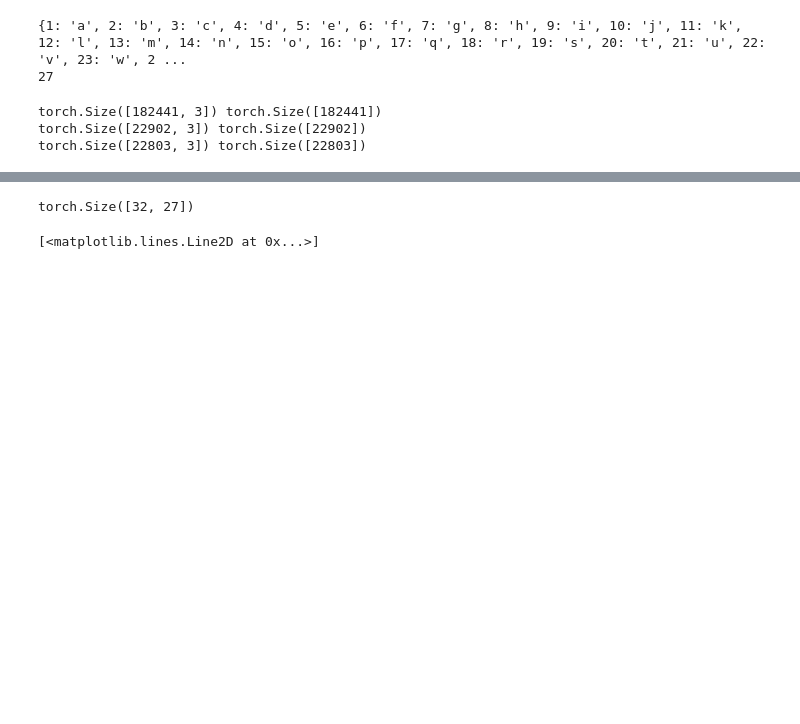
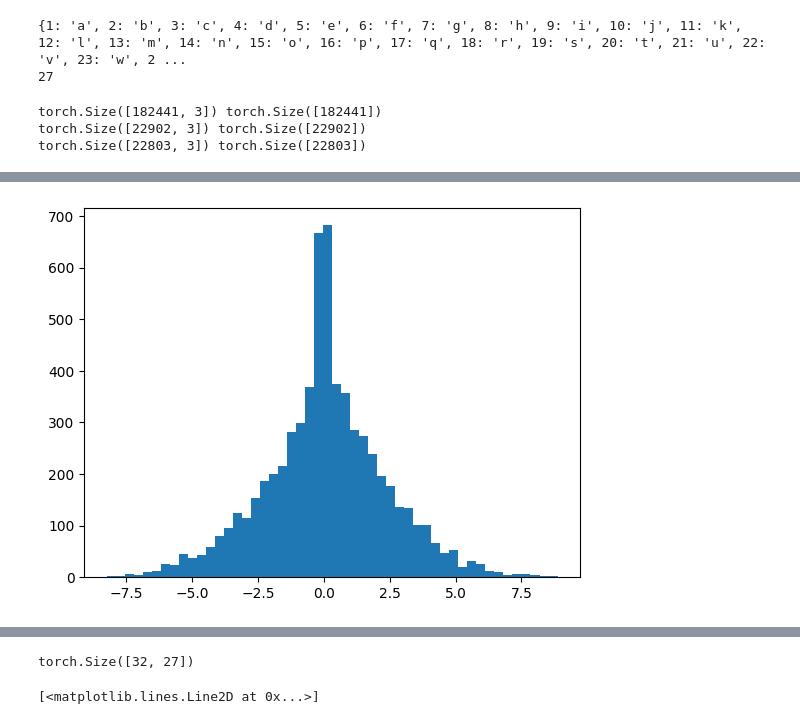
Before and after one commit to akdeb/deep-learning-tutorials, a Jupyter notebook: makemore_pt3.ipynb, the cells around one changed output, grey strips where cells are left out. Cells and saved outputs as stored; diff of their text form; code cells hidden in the pictures; blank space fills up the shorter version.

```diff
--- a/makemore_pt3.ipynb
+++ b/makemore_pt3.ipynb
@@ -129,0 +162,4 @@ for i in range(max_steps):
+# %%
+plt.hist(hpreact.view(-1).tolist(), 50);
+# %% [output]
+[figure, added]
```
Also changed, not shown: parts of 10 cells of this notebook.
